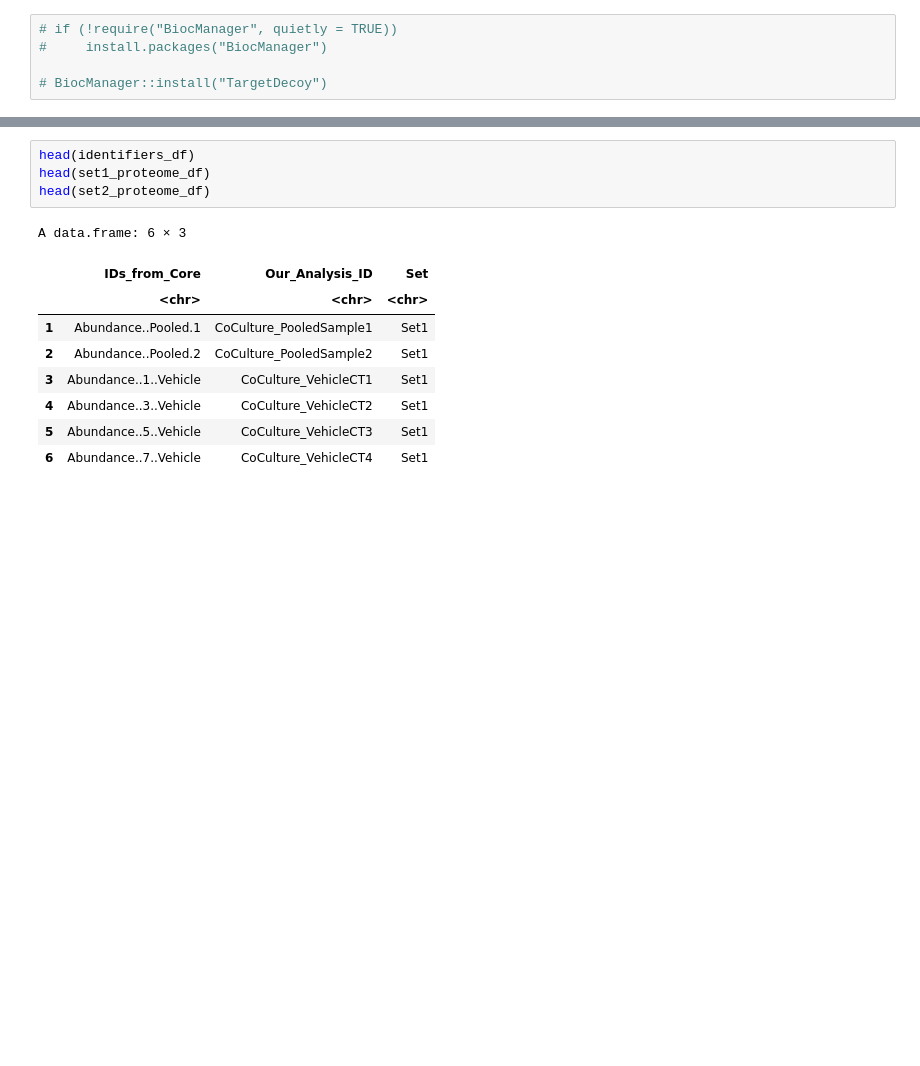
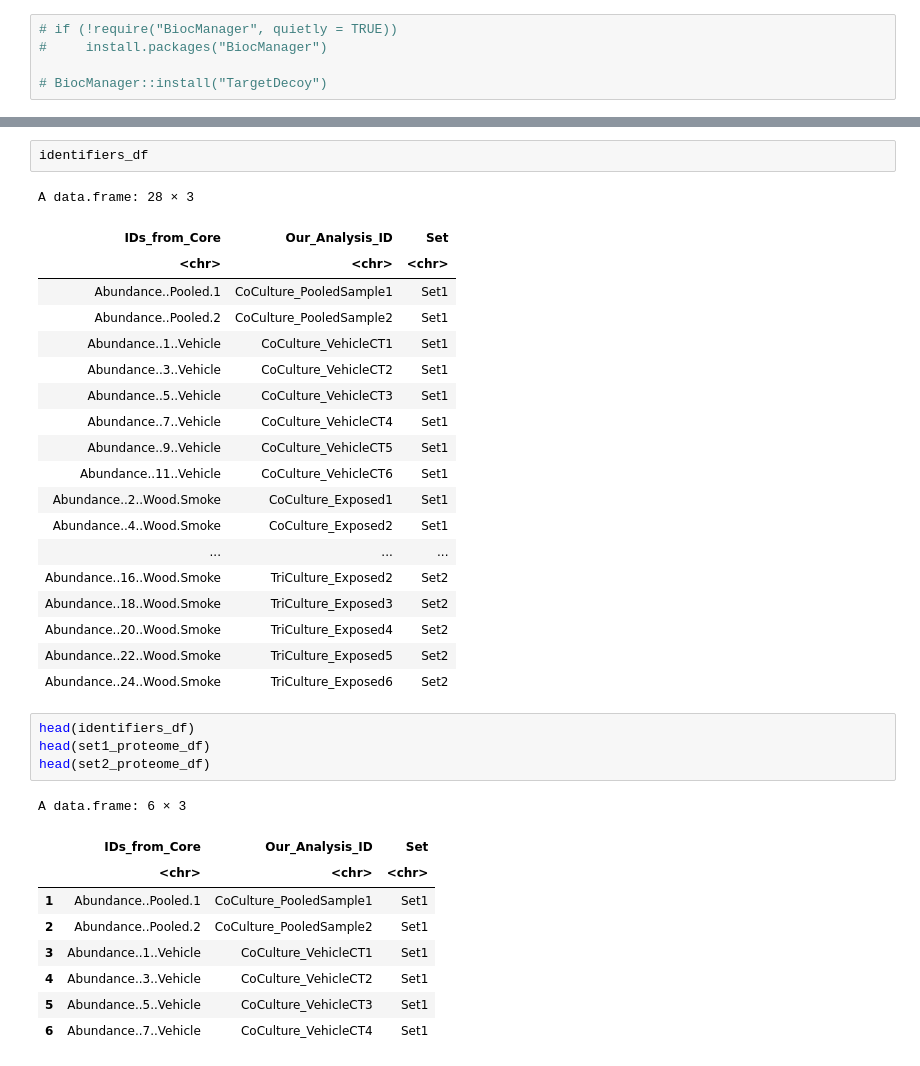
Before and after one commit to alexispayton/Wildfires-and-Extracellular-Vesicles-EVs-Woodsmoke-Alters-EV-Proteomic-Signatures-involved-in-Ext, a Jupyter notebook: 3. Data Pre-processing/Data Pre-processing.ipynb, the cells around one changed output, grey strips where cells are left out. Cells and saved outputs as stored; diff of their text form; blank space fills up the shorter version.

```diff
--- a/3. Data Pre-processing/Data Pre-processing.ipynb
+++ b/3. Data Pre-processing/Data Pre-processing.ipynb
@@ -39,3 +39,25 @@ https://github.com/sneumann/mzR/wiki/mzR-Rcpp-compiler-linker-issue.”
+# %%
+identifiers_df
+# %% [output]
+A data.frame: 28 × 3
+| IDs_from_Core | Our_Analysis_ID | Set |
+| <chr> | <chr> | <chr> |
+| Abundance..Pooled.1 | CoCulture_PooledSample1 | Set1 |
+| Abundance..Pooled.2 | CoCulture_PooledSample2 | Set1 |
+| Abundance..1..Vehicle | CoCulture_VehicleCT1 | Set1 |
+| Abundance..3..Vehicle | CoCulture_VehicleCT2 | Set1 |
+| Abundance..5..Vehicle | CoCulture_VehicleCT3 | Set1 |
+| Abundance..7..Vehicle | CoCulture_VehicleCT4 | Set1 |
+| Abundance..9..Vehicle | CoCulture_VehicleCT5 | Set1 |
+| Abundance..11..Vehicle | CoCulture_VehicleCT6 | Set1 |
+| Abundance..2..Wood.Smoke | CoCulture_Exposed1 | Set1 |
+| Abundance..4..Wood.Smoke | CoCulture_Exposed2 | Set1 |
+| ... | ... | ... |
+| Abundance..16..Wood.Smoke | TriCulture_Exposed2 | Set2 |
+| Abundance..18..Wood.Smoke | TriCulture_Exposed3 | Set2 |
+| Abundance..20..Wood.Smoke | TriCulture_Exposed4 | Set2 |
+| Abundance..22..Wood.Smoke | TriCulture_Exposed5 | Set2 |
+| Abundance..24..Wood.Smoke | TriCulture_Exposed6 | Set2 |
 # %%
 head(identifiers_df)
 head(set1_proteome_df)
```
Also changed, not shown: parts of 7 cells of this notebook.
